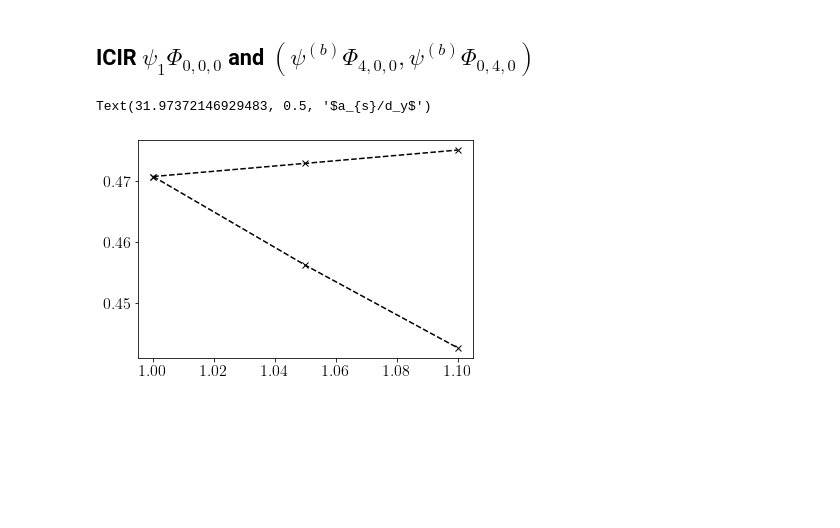
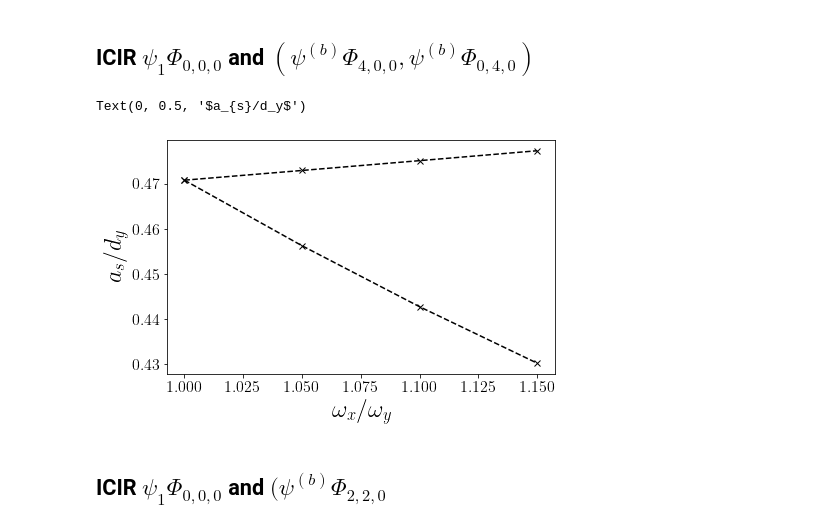
Before and after one commit to TsspGit/Ultracold_Atoms_src, a Jupyter notebook: Analysis/q1D/ICIR_LiLi_q1d.ipynb, the cells around one changed output. Cells and saved outputs as stored; diff of their text form; code cells hidden in the pictures; blank space fills up the shorter version.

```diff
--- a/Analysis/q1D/ICIR_LiLi_q1d.ipynb
+++ b/Analysis/q1D/ICIR_LiLi_q1d.ipynb
@@ -194,13 +194,16 @@ plt.tight_layout()
 ## ICIR $\psi_1 \Phi_{0,0,0}$ and $(\psi^{(b)} \Phi_{4,0,0}, \psi^{(b)} \Phi_{0,4,0})$
 # %%
 wxwy = [1, 1.05, 1.1, 1.15, 1.20, 1.25]
-asc_040 = [0.470803168966472, 0.4729586347191949, 0.4751357344614706]
-asc_400 = [0.470803168966472, 0.4562712087347454, 0.44274183710072923]
+asc_040 = [0.470803168966472, 0.4729586347191949, 0.4751357344614706, 0.47733183136429025]
+asc_400 = [0.470803168966472, 0.4562712087347454, 0.44274183710072923, 0.43022368344982564]
 # %%
-plt.plot(wxwy[:3], asc_040, 'k--x')
-plt.plot(wxwy[:3], asc_400, 'k--x')
+fig, ax = plt.subplots(figsize=aursize)
+plt.plot(wxwy[:4], asc_040, 'k--x')
+plt.plot(wxwy[:4], asc_400, 'k--x')
 ax.set_xlabel('$\omega_x/\omega_y$')
 ax.set_ylabel('$a_{s}/d_y$')
 # %% [output]
-Text(31.97372146929483, 0.5, '$a_{s}/d_y$')
+Text(0, 0.5, '$a_{s}/d_y$')
-[figure, old version]
+[figure, new version]
+# %% [markdown]
+## ICIR $\psi_1 \Phi_{0,0,0}$ and $(\psi^{(b)} \Phi_{2,2,0}$
```
Also changed, not shown: parts of 2 cells of this notebook, 3 other files.
